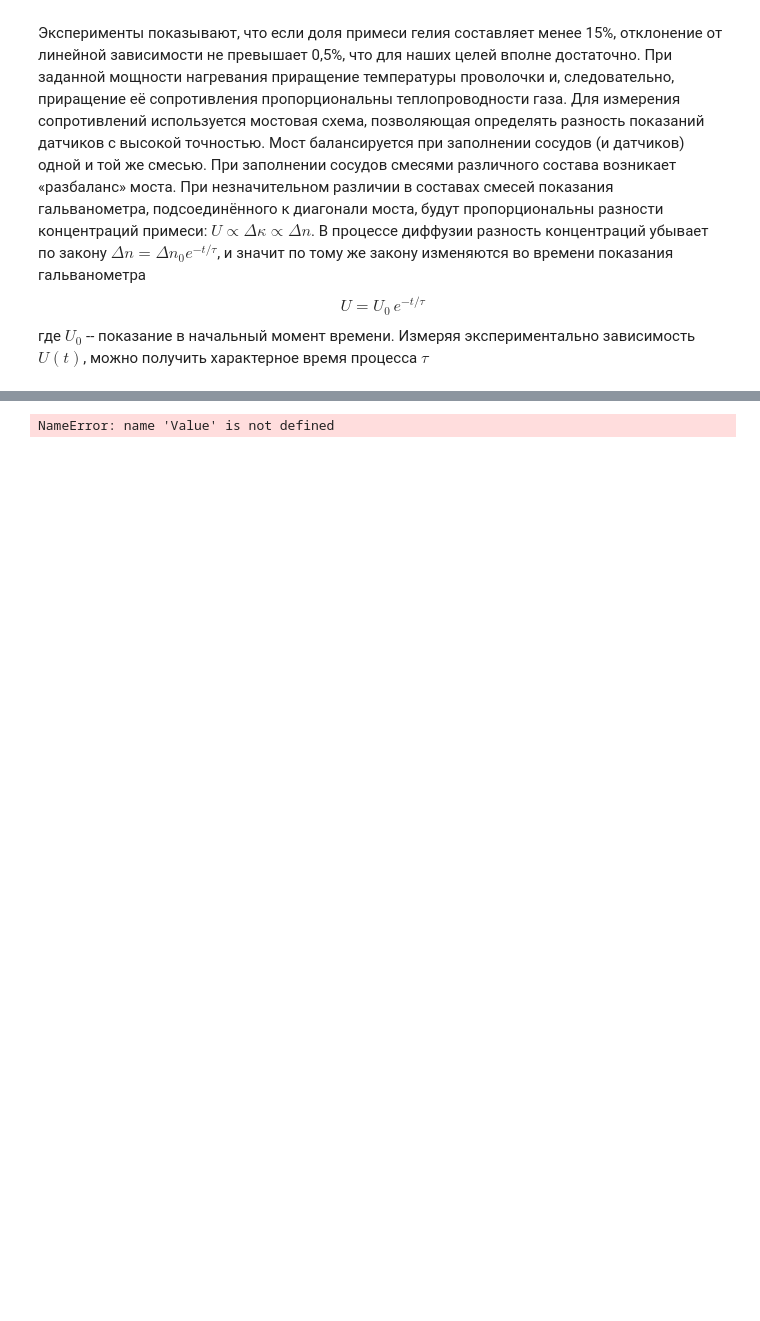
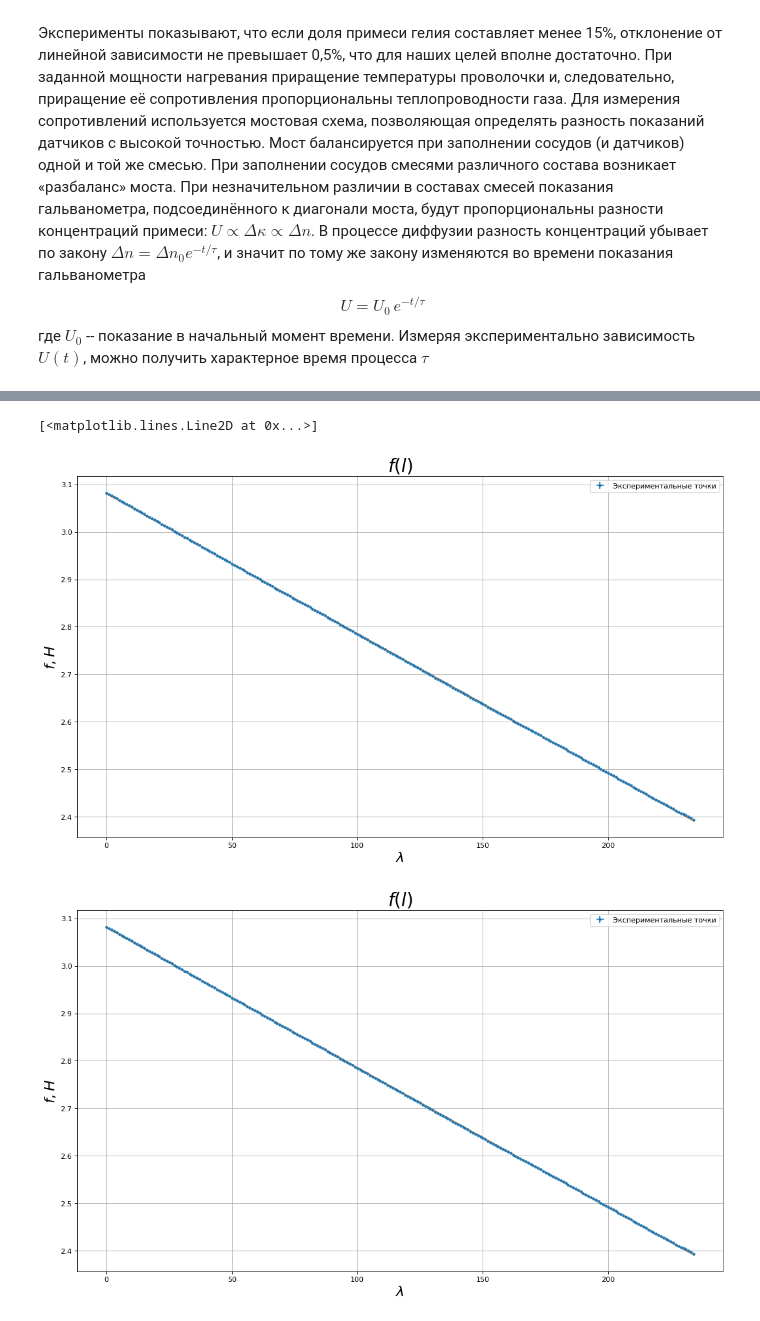
Before and after one commit to skolkovo-bba/labs3, a Jupyter notebook: 2.1.1/2.1.1наша.ipynb, the cells around one changed output, grey strips where cells are left out. Cells and saved outputs as stored; diff of their text form; code cells hidden in the pictures; blank space fills up the shorter version.

```diff
--- a/2.1.1/2.1.1наша.ipynb
+++ b/2.1.1/2.1.1наша.ipynb
@@ -57,18 +59,26 @@ m1.head()
 # %%
-def line(x, a, b):
-    return a * x + b
-
-params, cov = curve_fit(line, xdata=m1["t (s)"] , ydata=m1["V (mV)"], )
-k = Value(params[0], np.sqrt(cov[0][0]))
-b = Value(params[1], np.sqrt(cov[1][1]))
+k1, b1 = curve_fit(line, m1["t (s)"], m1["V (mV)"])
 
 plt.figure(figsize=(16, 9), dpi=80)
-plt.errorbar(x=m["l"], xerr=m["l"].agg(get_err), y=m["f"], yerr=m["f"].agg(get_err), fmt='.', label='Экспериментальные точки')
+plt.errorbar(x=m1["t (s)"], xerr=m1["t (s)"].agg(get_err), y=m1["V (mV)"], yerr=m1["V (mV)"].agg(get_err), fmt='.', label='Экспериментальные точки')
 plt.title(r"$f(l)$", fontsize=25)
 plt.xlabel(r"$ \lambda $", fontsize=20)
 plt.ylabel(r"$f, H$", fontsize=20)
 plt.grid(True)
 plt.legend()
-plt.plot(m["l"].agg(get_var), line(m["l"].agg(get_var), get_var(k), get_var(b)), label="Истиная зависимость")
+plt.plot(m1["t (s)"].agg(get_var), line(m1["t (s)"].agg(get_var), get_var(k1), get_var(b1)), label="Истиная зависимость")
+
+k2, b2 = curve_fit(line, m2["t (s)"], m2["V (mV)"])
+
+plt.figure(figsize=(16, 9), dpi=80)
+plt.errorbar(x=m2["t (s)"], xerr=m2["t (s)"].agg(get_err), y=m2["V (mV)"], yerr=m2["V (mV)"].agg(get_err), fmt='.', label='Экспериментальные точки')
+plt.title(r"$f(l)$", fontsize=25)
+plt.xlabel(r"$ \lambda $", fontsize=20)
+plt.ylabel(r"$f, H$", fontsize=20)
+plt.grid(True)
+plt.legend()
+plt.plot(m2["t (s)"].agg(get_var), line(m2["t (s)"].agg(get_var), get_var(k2), get_var(b2)), label="Истиная зависимость")
 # %% [output]
-NameError: name 'Value' is not defined
+[<matplotlib.lines.Line2D at 0x...>]
+[figure, added]
+[figure, added]
```
Also changed, not shown: parts of 3 cells of this notebook, 1 other file.
